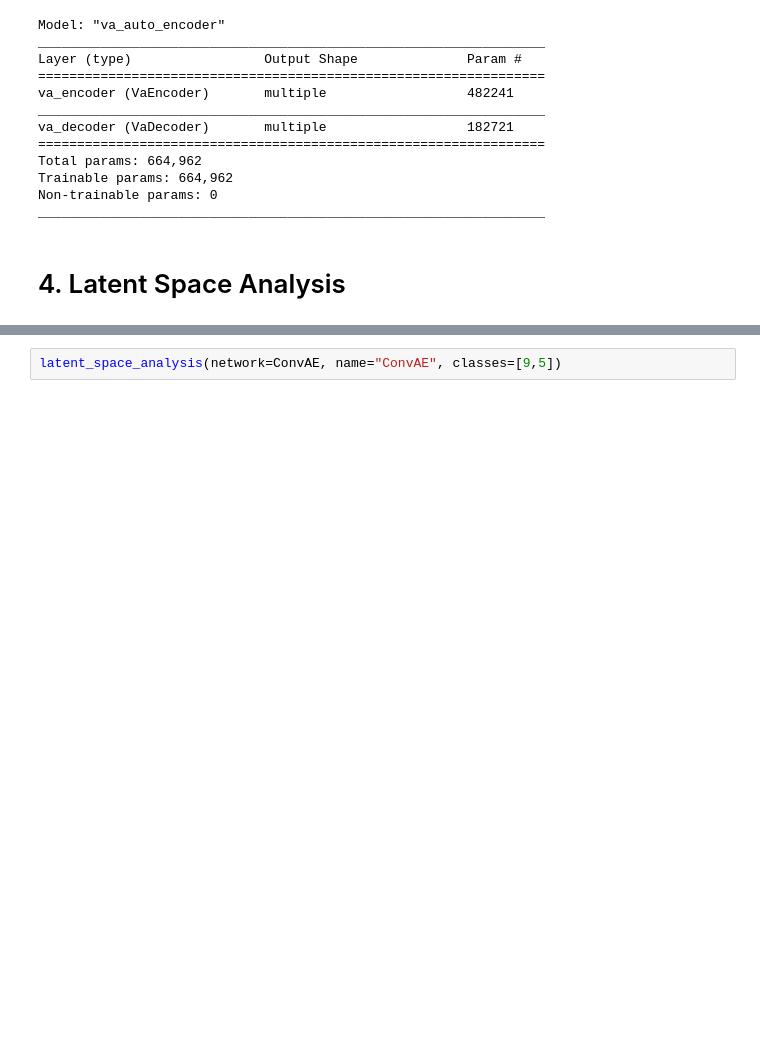
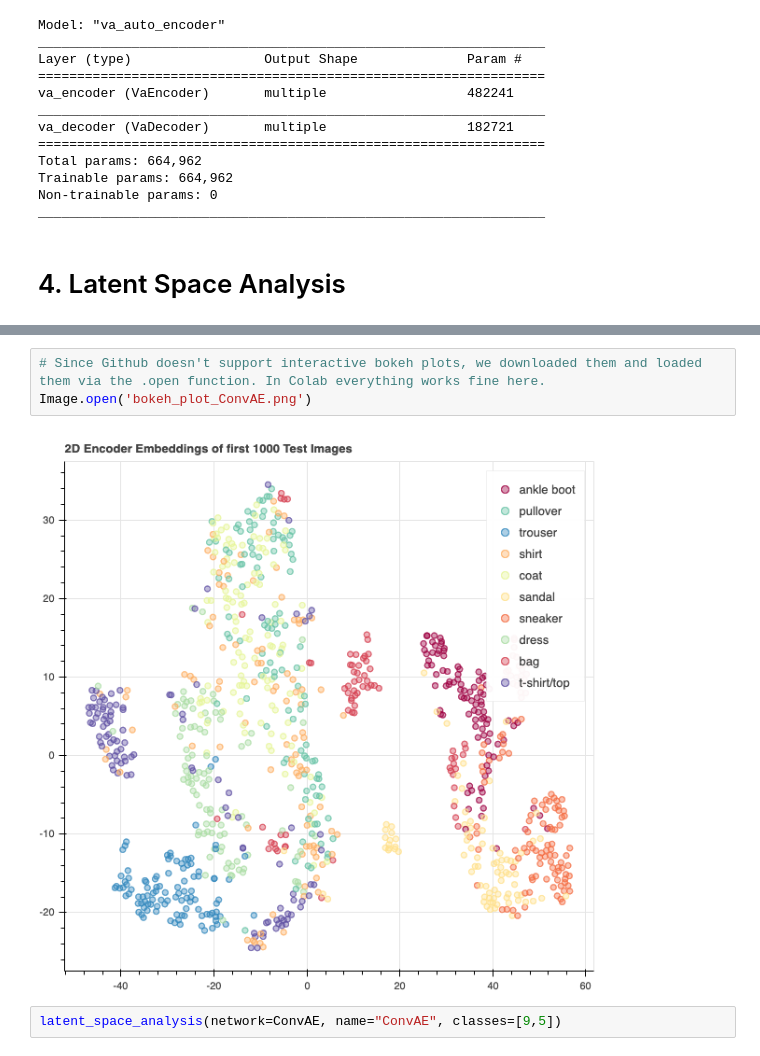
Before and after one commit to GerritBartels/IANNWTF, a Jupyter notebook: Homework07/Homework07.ipynb, the cells around one changed output, grey strips where cells are left out. Drawn from its saved outputs; the diff is of its cells as text; blank space fills up the shorter version.

```diff
--- a/Homework07/Homework07.ipynb
+++ b/Homework07/Homework07.ipynb
@@ -664,6 +665,11 @@ def latent_space_analysis(network, name, classes):
     ax[i].imshow(tf.squeeze(img), cmap = "gray")
     ax[i].axis('off')
   plt.show()
+# %%
+# Since Github doesn't support interactive bokeh plots, we downloaded them and loaded them via the .open function. In Colab everything works fine here.
+Image.open('bokeh_plot_ConvAE.png')
+# %% [output]
+[figure, added]
 # %%
 latent_space_analysis(network=ConvAE, name="ConvAE", classes=[9,5])
 # %% [output]
```
Also changed, not shown: parts of 2 cells of this notebook, 3 other files.
